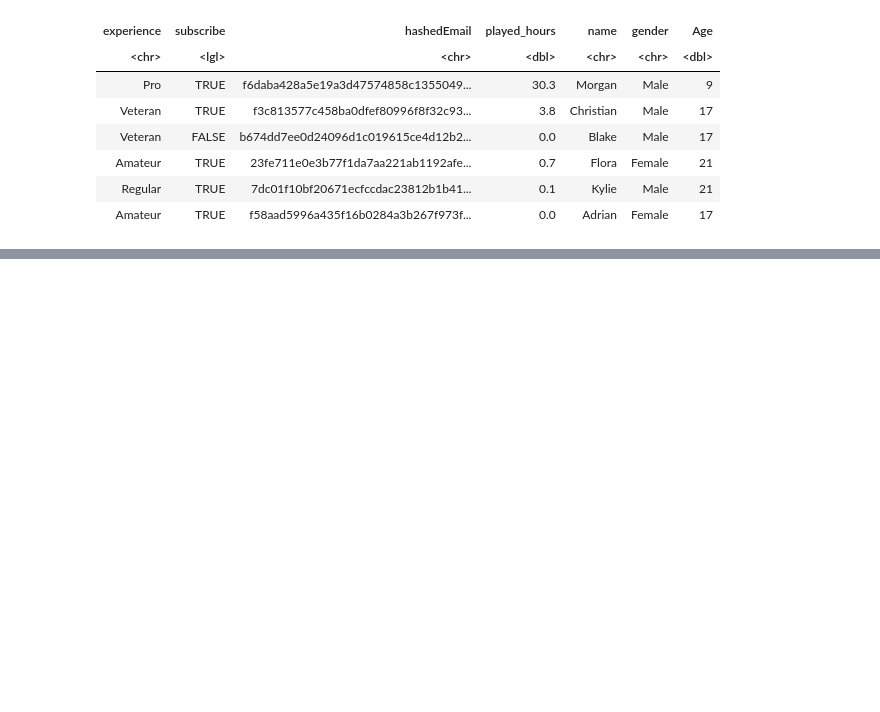
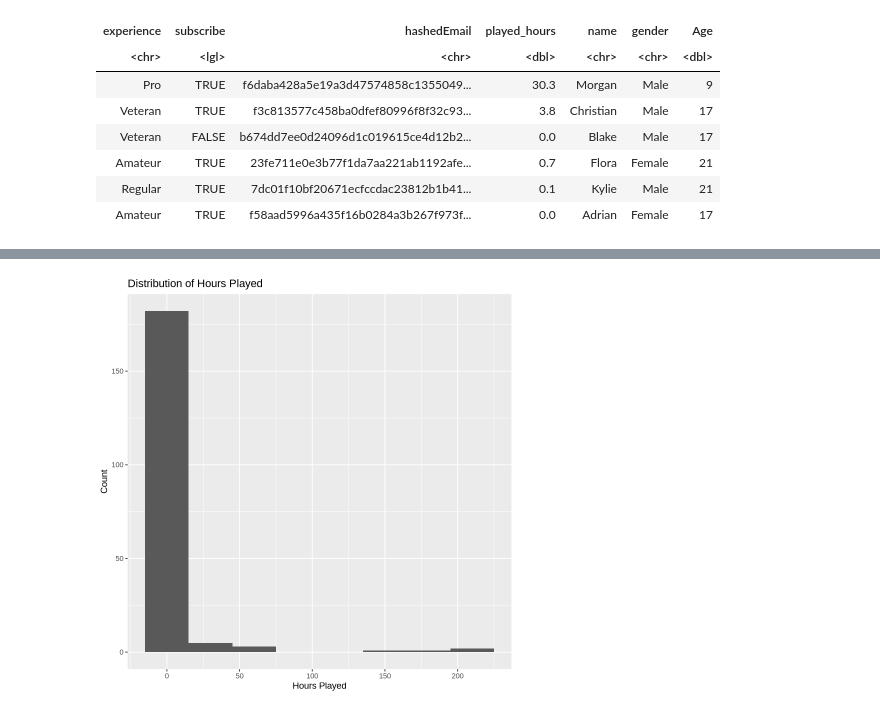
Before and after one commit to vmah1/dsci100-group-project, a Jupyter notebook: project.ipynb, the cells around one changed output, grey strips where cells are left out. Saved outputs shown, nothing was run; the diff lists cells and outputs as text; code cells hidden in the pictures; blank space fills up the shorter version.

Commit message:
data wrangling and exploratory data analysis
data wrangling and cleaning, handle missing values, summary statistics and exploratory visualization for distribution of hours played

```diff
--- a/project.ipynb
+++ b/project.ipynb
@@ -94,3 +94,11 @@ A tibble: 6 × 7
 | Amateur | TRUE | 23fe711e0e3b77f1da7aa221ab1192afe... | 0.7 | Flora | Female | 21 |
 | Regular | TRUE | 7dc01f10bf20671ecfccdac23812b1b41... | 0.1 | Kylie | Male | 21 |
 | Amateur | TRUE | f58aad5996a435f16b0284a3b267f973f... | 0.0 | Adrian | Female | 17 |
+# %%
+# Data Wrangling and Cleaning
+# Count missing values in each variable
+colSums(is.na(players))
+
+# Handle missing values
+players_clean <- players |>
+filter(!is.na(Age))
@@ -96,0 +180,9 @@ A tibble: 6 × 7
+# %%
+# Distribution of hours played
+ggplot(players_clean, aes(x=played_hours))+
+geom_histogram(binwidth=30)+
+labs(x="Hours Played",
+     y="Count",
+     title="Distribution of Hours Played")
+# %% [output]
+[figure, added]
```
Also changed, not shown: parts of 4 cells of this notebook.
